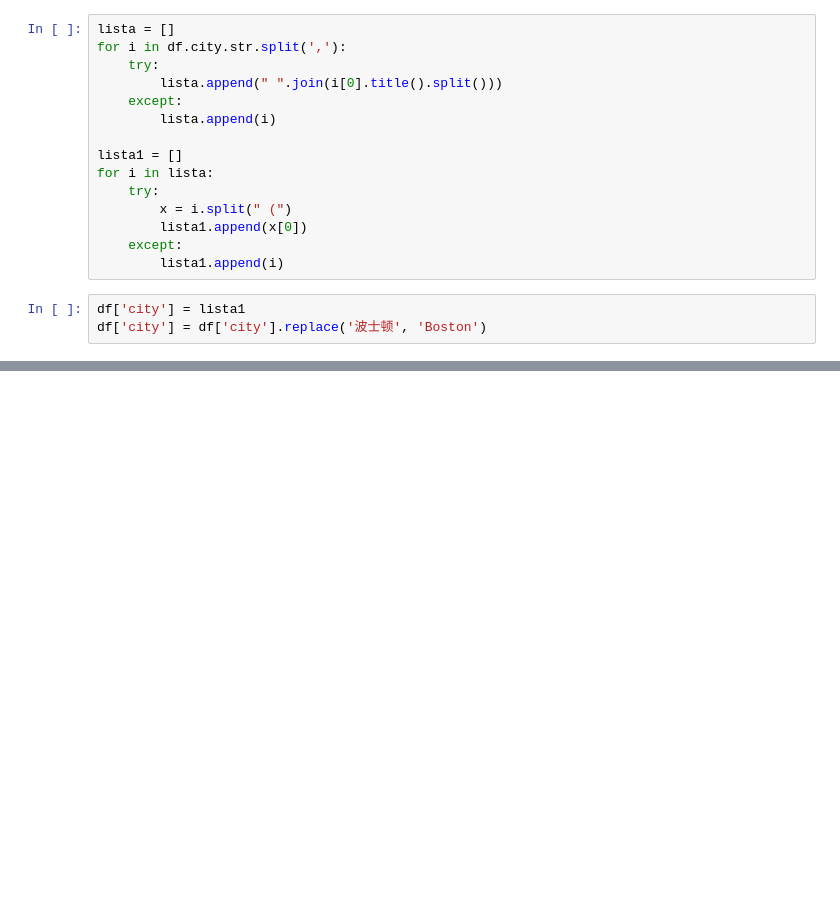
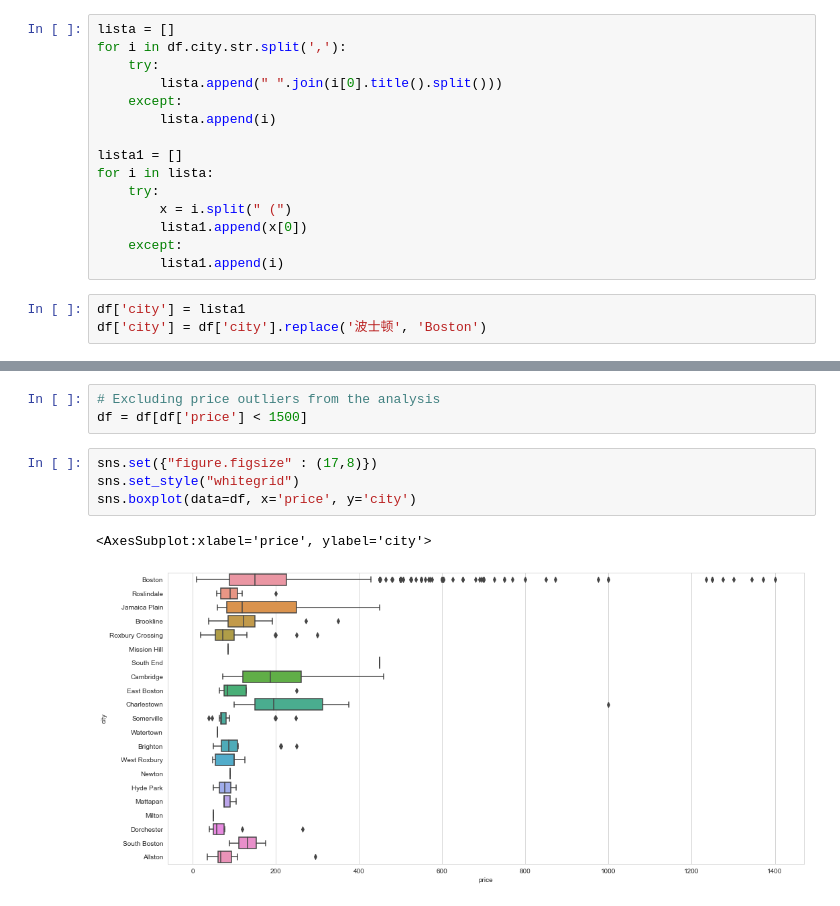
Before and after one commit to vitorscheifler/boston-airbnb-analysis, a Jupyter notebook: Boston Airbnb Analysis.ipynb, the cells around one changed output, grey strips where cells are left out. Cells and saved outputs as stored; diff of their text form; blank space fills up the shorter version.

```diff
--- a/Boston Airbnb Analysis.ipynb
+++ b/Boston Airbnb Analysis.ipynb
@@ -174,0 +189,10 @@ df['city'] = df['city'].replace('波士顿', 'Boston')
+# %%
+# Excluding price outliers from the analysis
+df = df[df['price'] < 1500]
+# %%
+sns.set({"figure.figsize" : (17,8)})
+sns.set_style("whitegrid")
+sns.boxplot(data=df, x='price', y='city')
+# %% [output]
+<AxesSubplot:xlabel='price', ylabel='city'>
+[figure, added]
```
Also changed, not shown: parts of 4 cells of this notebook.
